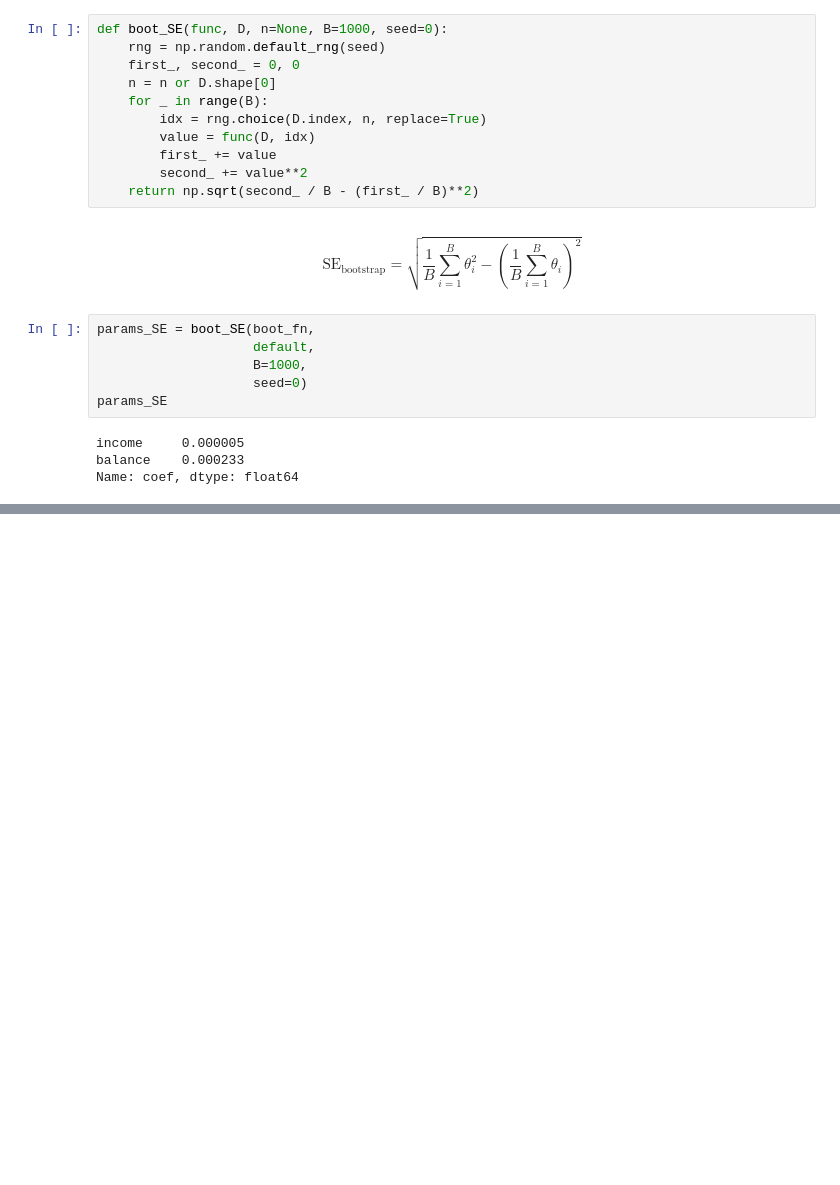
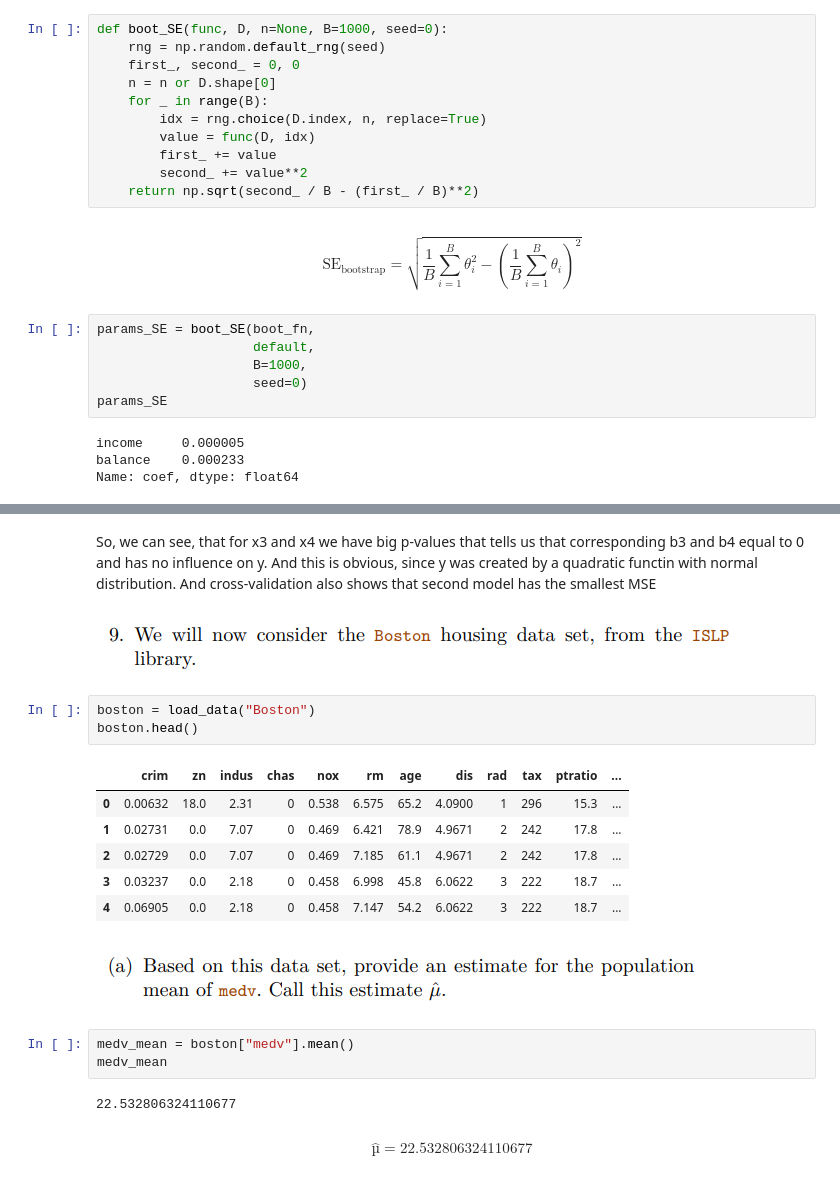
Before and after one commit to kolyakr/ISLP, a Jupyter notebook: 5_resampling_methods/exercises.ipynb, the cells around one changed output, grey strips where cells are left out. Saved outputs shown, nothing was run; the diff lists cells and outputs as text; blank space fills up the shorter version.

```diff
--- a/5_resampling_methods/exercises.ipynb
+++ b/5_resampling_methods/exercises.ipynb
@@ -395,0 +617,23 @@ Name: coef, dtype: float64
+# %% [markdown]
+So, we can see, that for x3 and x4 we have big p-values that tells us that corresponding b3 and b4 equal to 0 and has no influence on y. And this is obvious, since y was created by a quadratic functin with normal distribution. And cross-validation also shows that second model has the smallest MSE
+# %% [markdown]
+![image.png](attachment:image.png)
+# %%
+boston = load_data("Boston")
+boston.head()
+# %% [output]
+|  | crim | zn | indus | chas | nox | rm | age | dis | rad | tax | ptratio | ... |
+| 0 | 0.00632 | 18.0 | 2.31 | 0 | 0.538 | 6.575 | 65.2 | 4.0900 | 1 | 296 | 15.3 | ... |
+| 1 | 0.02731 | 0.0 | 7.07 | 0 | 0.469 | 6.421 | 78.9 | 4.9671 | 2 | 242 | 17.8 | ... |
+| 2 | 0.02729 | 0.0 | 7.07 | 0 | 0.469 | 7.185 | 61.1 | 4.9671 | 2 | 242 | 17.8 | ... |
+| 3 | 0.03237 | 0.0 | 2.18 | 0 | 0.458 | 6.998 | 45.8 | 6.0622 | 3 | 222 | 18.7 | ... |
+| 4 | 0.06905 | 0.0 | 2.18 | 0 | 0.458 | 7.147 | 54.2 | 6.0622 | 3 | 222 | 18.7 | ... |
+# %% [markdown]
+![image.png](attachment:image.png)
+# %%
+medv_mean = boston["medv"].mean()
+medv_mean
+# %% [output]
+22.532806324110677
+# %% [markdown]
+$$\hat µ = 22.532806324110677$$
```
Also changed, not shown: parts of 56 cells of this notebook.
